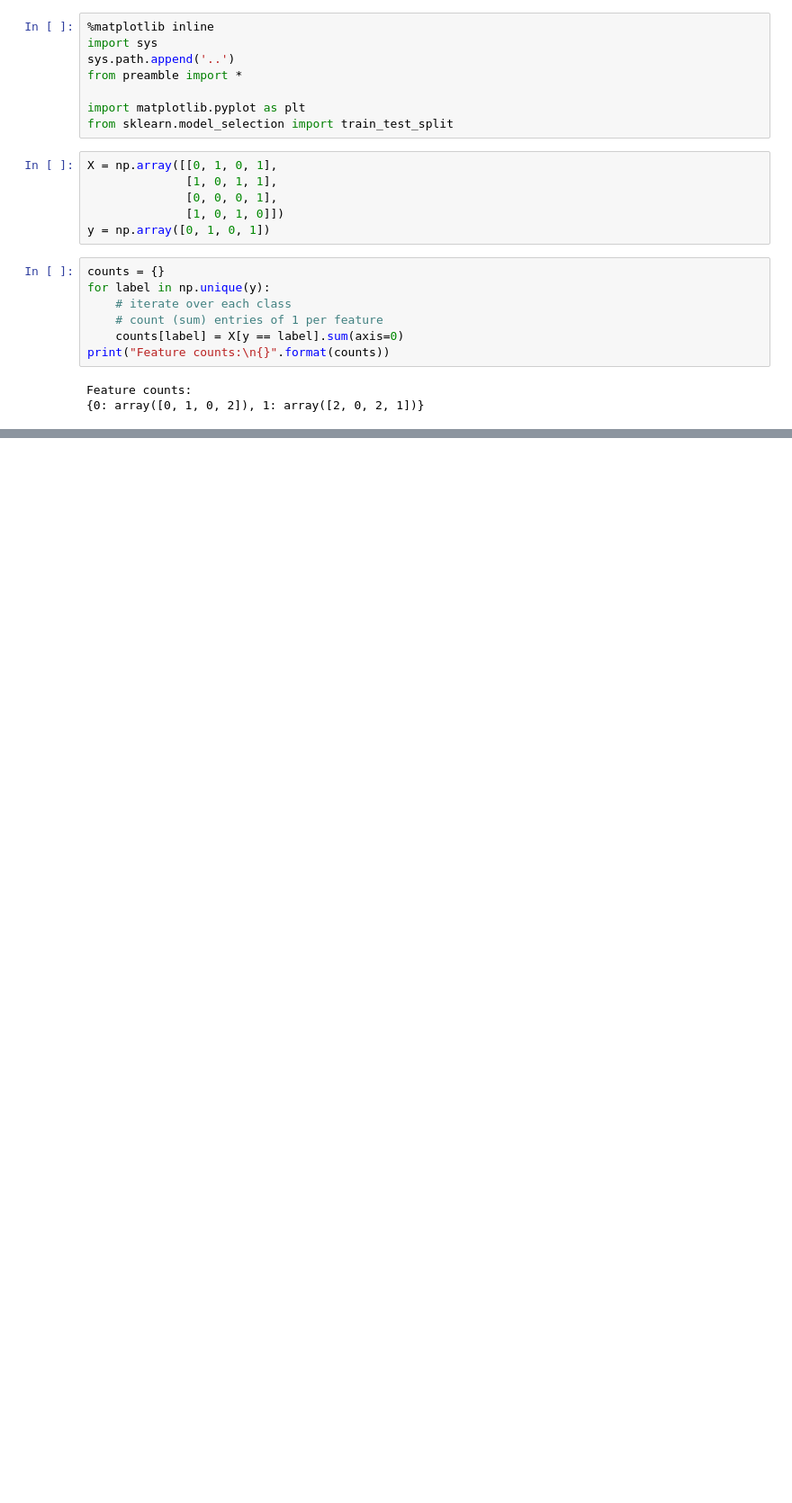
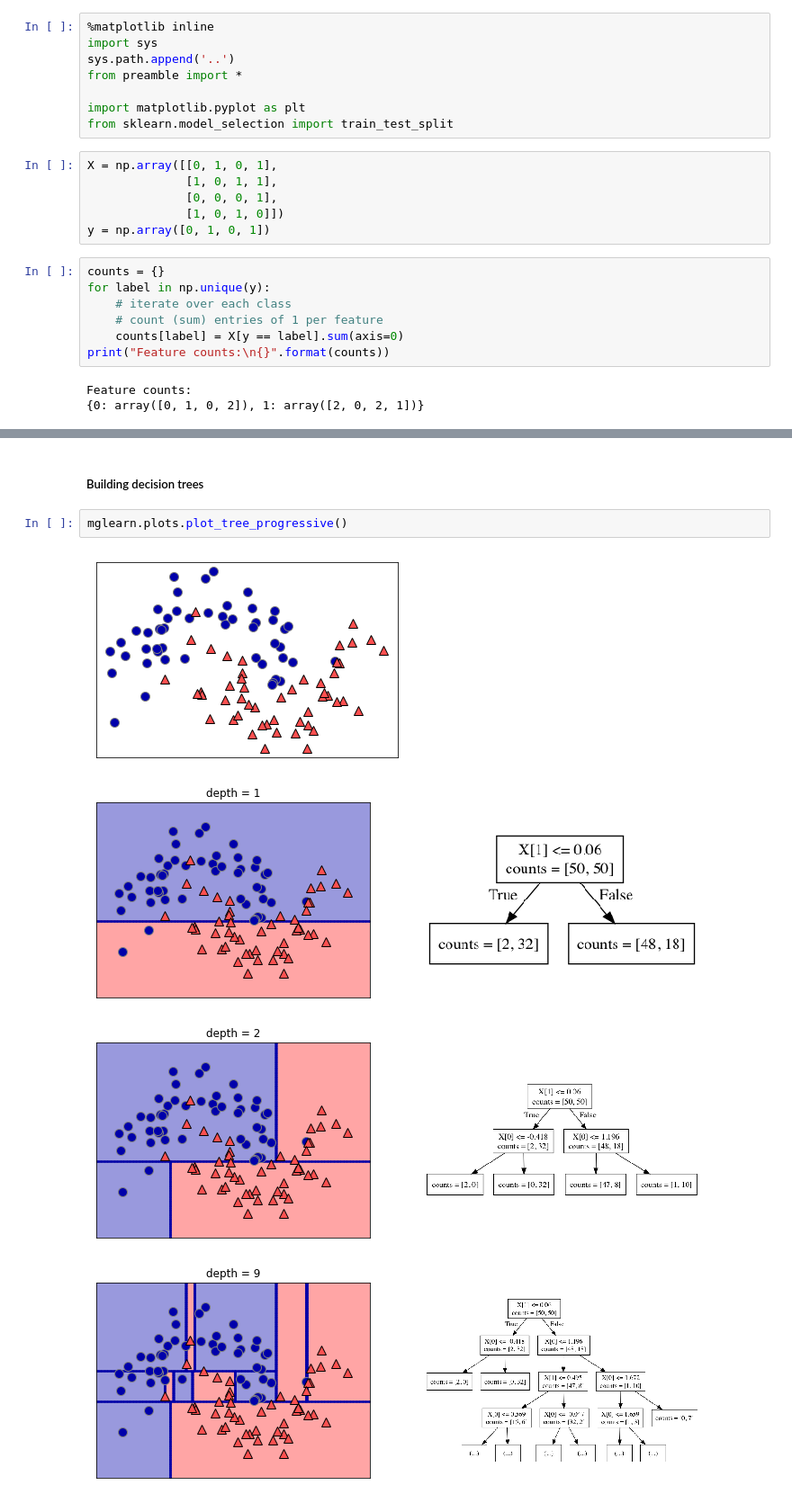
Before and after one commit to JongseoLee/data_science_2018, a Jupyter notebook: Chapter02/2.3.4.ipynb, the cells around one changed output, grey strips where cells are left out. Shown at 90% size. Drawn from its saved outputs; the diff is of its cells as text; blank space fills up the shorter version.

```diff
--- a/Chapter02/2.3.4.ipynb
+++ b/Chapter02/2.3.4.ipynb
@@ -33,0 +65,9 @@ ModuleNotFoundError: No module named 'graphviz'
+# %% [markdown]
+##### Building decision trees
+# %%
+mglearn.plots.plot_tree_progressive()
+# %% [output]
+[figure, added]
+[figure, added]
+[figure, added]
+[figure, added]
```
Also changed, not shown: parts of 35 cells of this notebook, 6 other files.
